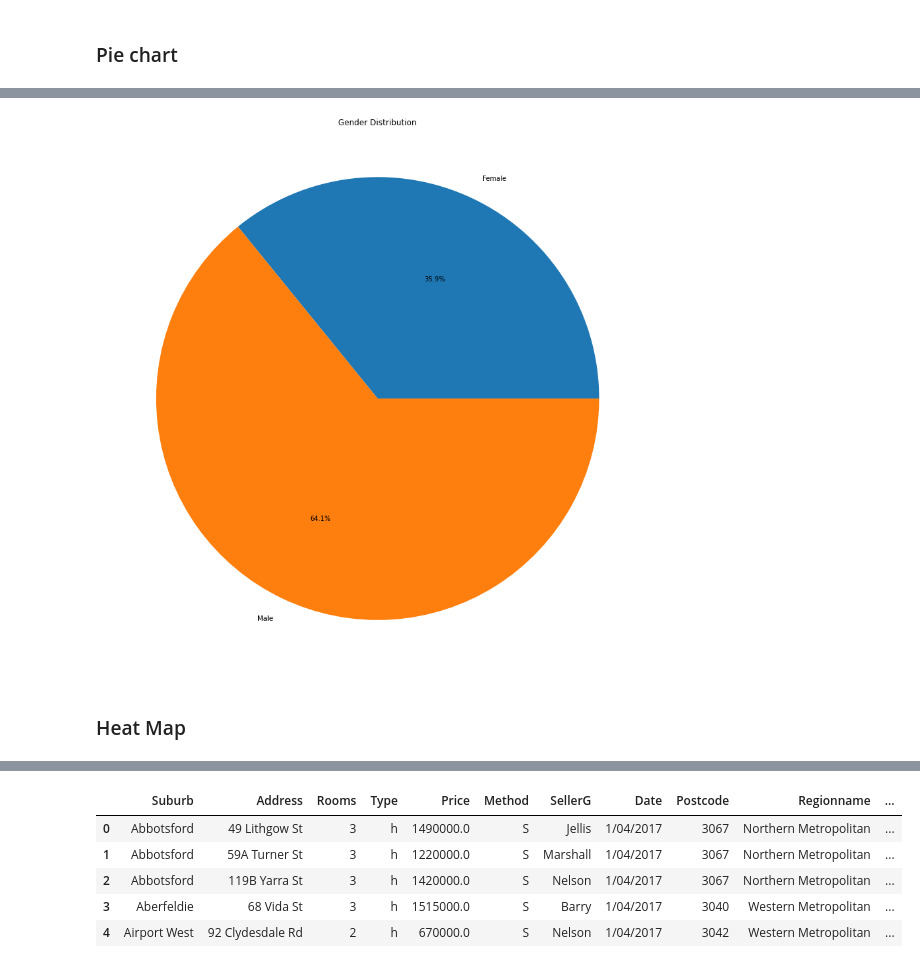
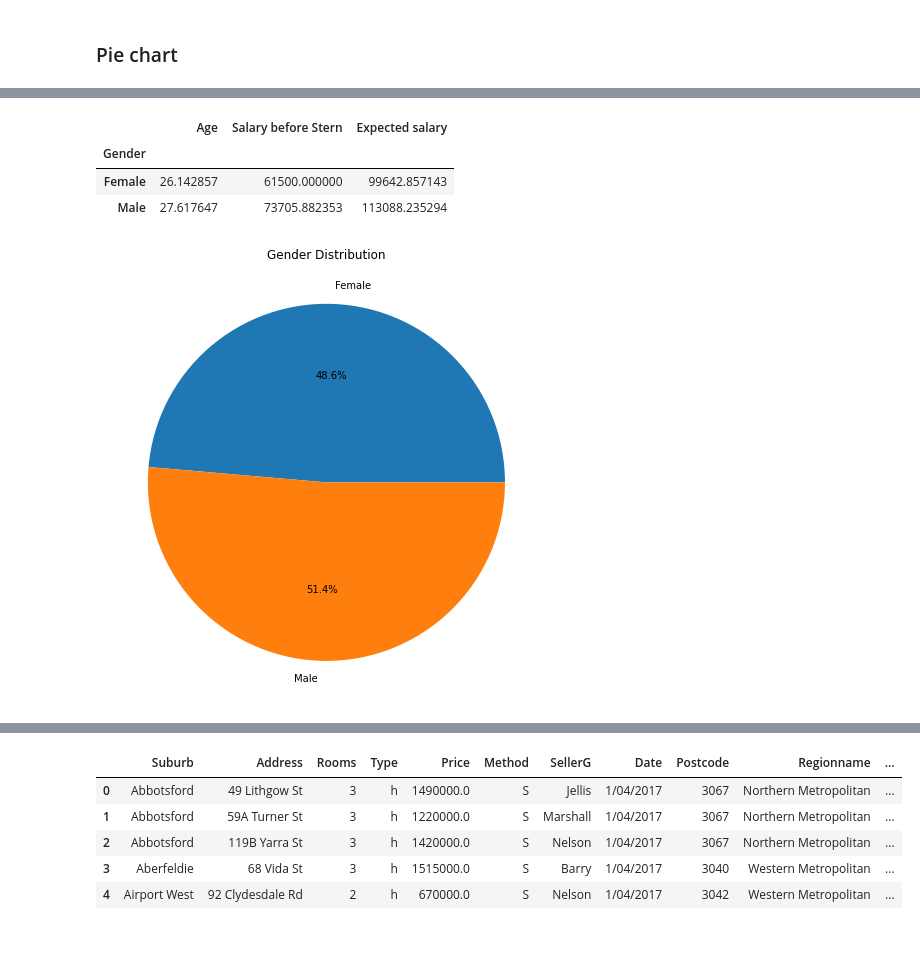
Before and after one commit to michaelxstark/Python_Course, a Jupyter notebook: Notebooks/16_Pandas_Descriptive_statistic.ipynb, the cells around one changed output, grey strips where cells are left out. Drawn from its saved outputs; the diff is of its cells as text; code cells hidden in the pictures; blank space fills up the shorter version.

```diff
--- a/Notebooks/16_Pandas_Descriptive_statistic.ipynb
+++ b/Notebooks/16_Pandas_Descriptive_statistic.ipynb
@@ -11,7 +17,7 @@ import seaborn as sns
 # %% [markdown]
 #### Reading Dataframe from Excel
 # %%
-dfvote = pd.read_excel(os.path.join('../Data','votesurvey.xls'))
+dfvote = pd.read_excel(os.path.join('../Data','CSV','votesurvey.xls'))
 # %% [markdown]
 #### First steps examining data
 # %%
@@ -185,2 +229,5 @@ plt.show()
 # %% [markdown]
 ### Pie chart
+# %%
+var = dfvote.groupby(['Gender']).mean().stack()
+var
@@ -187,17 +243,22 @@ plt.show()
+# %%
+temp = var.unstack()
+temp
+# %% [output]
+|  | Age | Salary before Stern | Expected salary |
+| Gender |  |  |  |
+| Female | 26.142857 | 61500.000000 | 99642.857143 |
+| Male | 27.617647 | 73705.882353 | 113088.235294 |
 # %%
-var=dfvote.groupby(['Gender']).sum().stack()
-temp=var.unstack()
-type(temp)
-x_list = temp['Random']
+x_list = temp['Age']
 label_list = temp.index
+
 #The pie chart is oval by default. To make it a circle use plt.axis("equal")
-fig = plt.figure(figsize=(15,15))
+fig = plt.figure(figsize=(8,8))
 plt.axis("equal")
+
 #To show the percentage of each pie slice, pass an output format to the autopctparameter
 plt.pie(x_list,labels=label_list,autopct="%1.1f%%")
 plt.title("Gender Distribution")
 plt.show()
 # %% [output]
-[figure, old version]
+[figure, new version]
-# %% [markdown]
-### Heat Map
```
Also changed, not shown: parts of 35 cells of this notebook.
